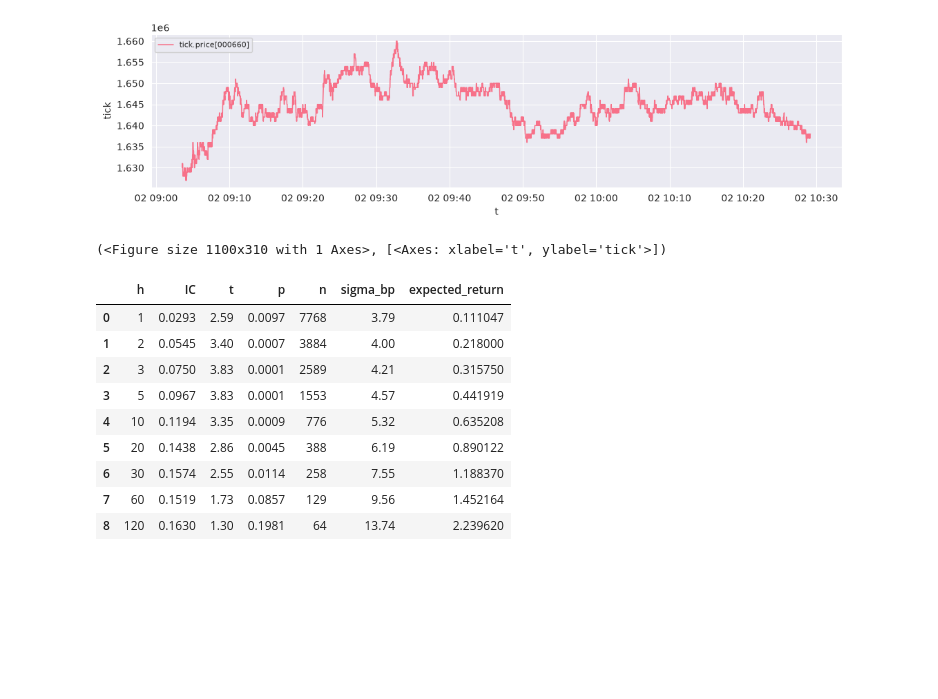
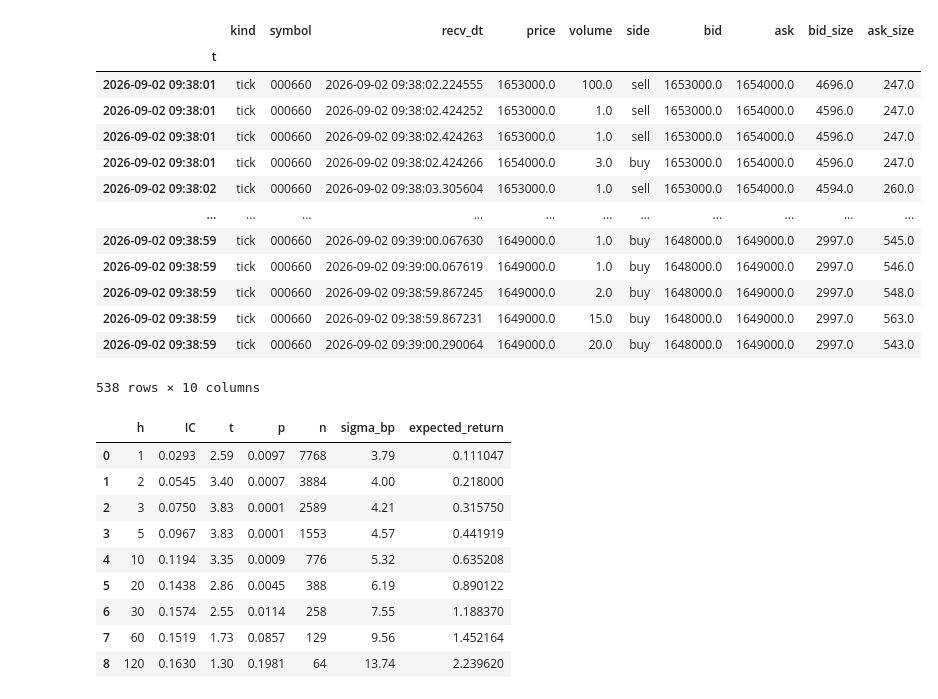
Before and after one commit to ajcltm/findata, a Jupyter notebook: notebook/2026-09-12_010.ipynb, the cells around one changed output. Saved outputs shown, nothing was run; the diff lists cells and outputs as text; code cells hidden in the pictures; blank space fills up the shorter version.

```diff
--- a/notebook/2026-09-12_010.ipynb
+++ b/notebook/2026-09-12_010.ipynb
@@ -19,9 +23,22 @@ tick.time_frame(mode="min", start=day+" 09:00", end=day+" 15:00").plot(columns=[
 (<Figure size 1100x310 with 1 Axes>, [<Axes: xlabel='t', ylabel='tick'>])
 # %%
-tick.split_by_gap("5s").segments[0].resample_frame(rule="1s").plot(columns=["price"])
+# tick.split_by_gap("5s").segments[0].resample_frame(rule="1s").plot(columns=["price"])
+tick.split_by_gap("5s").segments[0].df.loc["2026-09-02 09:38:00":"2026-09-02 09:38:59"]
 # %% [output]
-[figure, removed]
+|  | kind | symbol | recv_dt | price | volume | side | bid | ask | bid_size | ask_size |
+| t |  |  |  |  |  |  |  |  |  |  |
+| 2026-09-02 09:38:01 | tick | 000660 | 2026-09-02 09:38:02.224555 | 1653000.0 | 100.0 | sell | 1653000.0 | 1654000.0 | 4696.0 | 247.0 |
+| 2026-09-02 09:38:01 | tick | 000660 | 2026-09-02 09:38:02.424252 | 1653000.0 | 1.0 | sell | 1653000.0 | 1654000.0 | 4596.0 | 247.0 |
+| 2026-09-02 09:38:01 | tick | 000660 | 2026-09-02 09:38:02.424263 | 1653000.0 | 1.0 | sell | 1653000.0 | 1654000.0 | 4596.0 | 247.0 |
+| 2026-09-02 09:38:01 | tick | 000660 | 2026-09-02 09:38:02.424266 | 1654000.0 | 3.0 | buy | 1653000.0 | 1654000.0 | 4596.0 | 247.0 |
+| 2026-09-02 09:38:02 | tick | 000660 | 2026-09-02 09:38:03.305604 | 1653000.0 | 1.0 | sell | 1653000.0 | 1654000.0 | 4594.0 | 260.0 |
+| ... | ... | ... | ... | ... | ... | ... | ... | ... | ... | ... |
+| 2026-09-02 09:38:59 | tick | 000660 | 2026-09-02 09:39:00.067630 | 1649000.0 | 1.0 | buy | 1648000.0 | 1649000.0 | 2997.0 | 545.0 |
+| 2026-09-02 09:38:59 | tick | 000660 | 2026-09-02 09:39:00.067619 | 1649000.0 | 1.0 | buy | 1648000.0 | 1649000.0 | 2997.0 | 546.0 |
+| 2026-09-02 09:38:59 | tick | 000660 | 2026-09-02 09:38:59.867245 | 1649000.0 | 2.0 | buy | 1648000.0 | 1649000.0 | 2997.0 | 548.0 |
+| 2026-09-02 09:38:59 | tick | 000660 | 2026-09-02 09:38:59.867231 | 1649000.0 | 15.0 | buy | 1648000.0 | 1649000.0 | 2997.0 | 563.0 |
+| 2026-09-02 09:38:59 | tick | 000660 | 2026-09-02 09:39:00.290064 | 1649000.0 | 20.0 | buy | 1648000.0 | 1649000.0 | 2997.0 | 543.0 |
-(<Figure size 1100x310 with 1 Axes>, [<Axes: xlabel='t', ylabel='tick'>])
+538 rows × 10 columns
 # %%
 ind = ds.indicators(symbol=symbols_lst[1], label="OFI_KF", start=day, end=day)
 # %%
```
Also changed, not shown: parts of 1 cell of this notebook, 5 other files.
